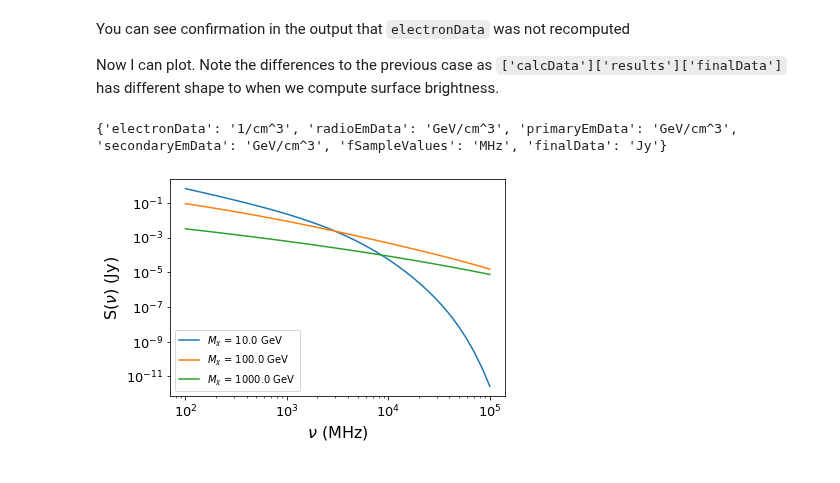
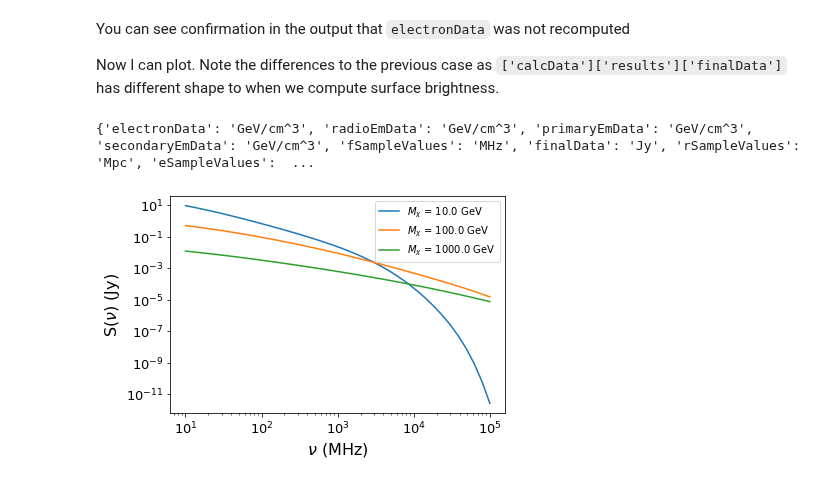
Before and after one commit to Hyperthetical/DarkMatters, a Jupyter notebook: example_coma_cluster.ipynb, the cells around one changed output. Saved outputs shown, nothing was run; the diff lists cells and outputs as text; code cells hidden in the pictures.

```diff
--- a/example_coma_cluster.ipynb
+++ b/example_coma_cluster.ipynb
@@ -58,18 +58,18 @@ Now I will plot some of the output. Here I will choose one frequency and plot th
 
 If you need to know the units of the results just check the appropriate entries in `calcData['results']['units']`. If you don't like these units you can also have fluxes in erg/cm^2/s instead by setting `calcData['outCGS'] = True`.
 # %%
-freqIndex = (np.abs(outputData['calcData']['fSampleValues'] - 1400)).argmin() #Nearest frequency to 1400 MHz
+freqIndex = (np.abs(outputData['calcData']['results']['fSampleValues'] - 1.4e3)).argmin() #Nearest frequency to 1400 MHz
 print(outputData['calcData']['results']['units'])
 
 for i in range(len(outputData['calcData']['mWIMP'])):
-    plt.plot(outputData['calcData']['angSampleValues'],outputData['calcData']['results']['finalData'][i][freqIndex],label=r"$M_\chi$ = "+str(outputData['calcData']['mWIMP'][i])+" GeV")
+    plt.plot(outputData['calcData']['results']['angSampleValues'],outputData['calcData']['results']['finalData'][i][freqIndex],label=r"$M_\chi$ = "+str(outputData['calcData']['mWIMP'][i])+" GeV")
 plt.xscale("log")
 plt.yscale("log")
 plt.ylabel(r"I$(\nu)$ (Jy/arcmin$^2$)",fontsize=16)
 plt.xlabel(r"$\Theta$ (arcmins)",fontsize=16)
 plt.xticks(fontsize=13)
 plt.yticks(fontsize=13)
-plt.title(f"Frequency = {outputData['calcData']['fSampleValues'][freqIndex]:.2f} MHz")
+plt.title(f"Frequency = {outputData['calcData']['results']['fSampleValues'][freqIndex]:.2f} MHz")
 plt.legend()
 plt.show()
 # %% [output]
@@ -127,15 +127,15 @@ Now I can plot. Note the differences to the previous case as `['calcData']['resu
 # %%
 print(outData['calcData']['results']['units'])
 for i in range(len(outData['calcData']['mWIMP'])):
-    plt.plot(outData['calcData']['fSampleValues'],outData['calcData']['results']['finalData'][i],label=r"$M_\chi$ = "+str(outData['calcData']['mWIMP'][i])+" GeV")
+    plt.plot(outData['calcData']['results']['fSampleValues'],outData['calcData']['results']['finalData'][i],label=r"$M_\chi$ = "+str(outData['calcData']['mWIMP'][i])+" GeV")
 plt.xscale("log")
 plt.yscale("log")
 plt.ylabel(r"S$(\nu)$ (Jy)",fontsize=16)
 plt.xlabel(r"$\nu$ (MHz)",fontsize=16)
 plt.xticks(fontsize=13)
 plt.yticks(fontsize=13)
 plt.legend()
 plt.show()
 # %% [output]
-{'electronData': '1/cm^3', 'radioEmData': 'GeV/cm^3', 'primaryEmData': 'GeV/cm^3', 'secondaryEmData': 'GeV/cm^3', 'fSampleValues': 'MHz', 'finalData': 'Jy'}
+{'electronData': 'GeV/cm^3', 'radioEmData': 'GeV/cm^3', 'primaryEmData': 'GeV/cm^3', 'secondaryEmData': 'GeV/cm^3', 'fSampleValues': 'MHz', 'finalData': 'Jy', 'rSampleValues': 'Mpc', 'eSampleValues':  ...
-[figure, old version]
+[figure, new version]
```
Also changed, not shown: parts of 3 cells of this notebook, 6 other files.
